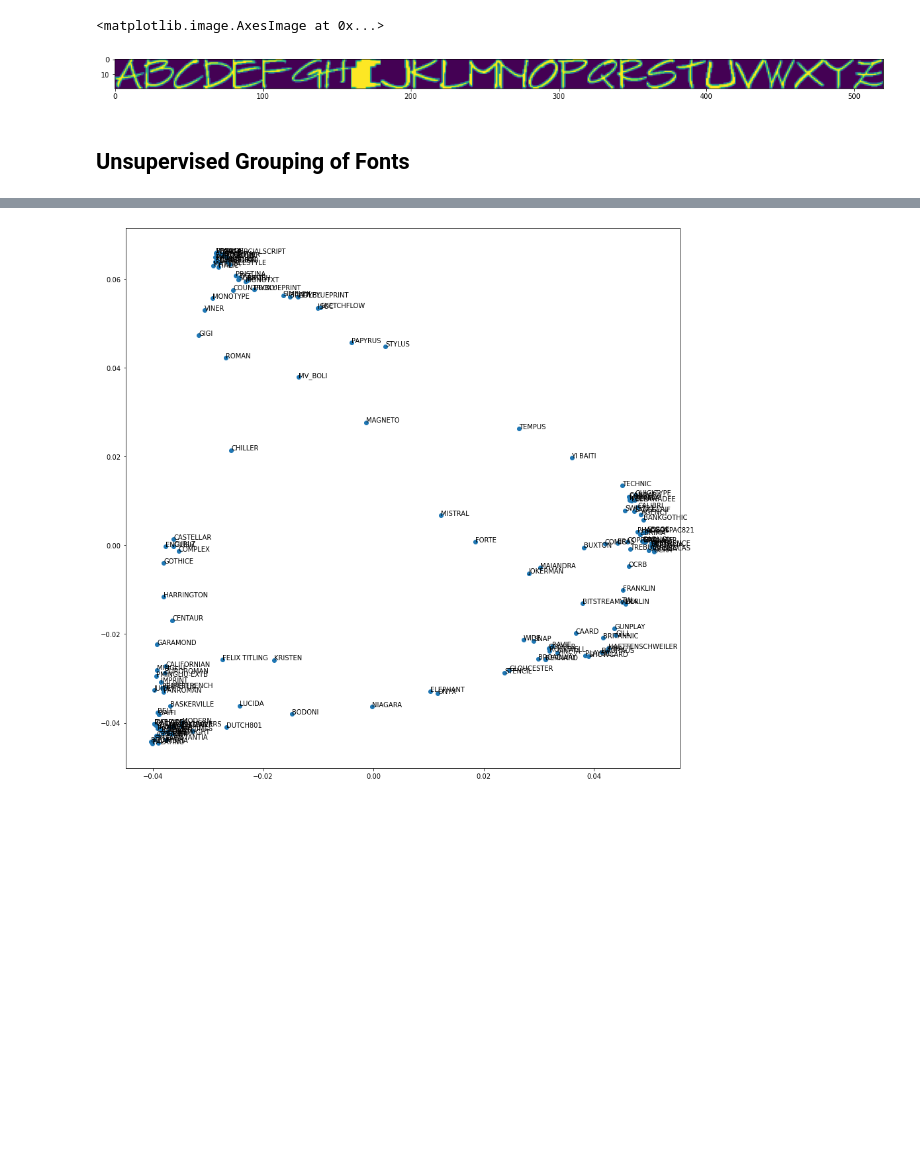
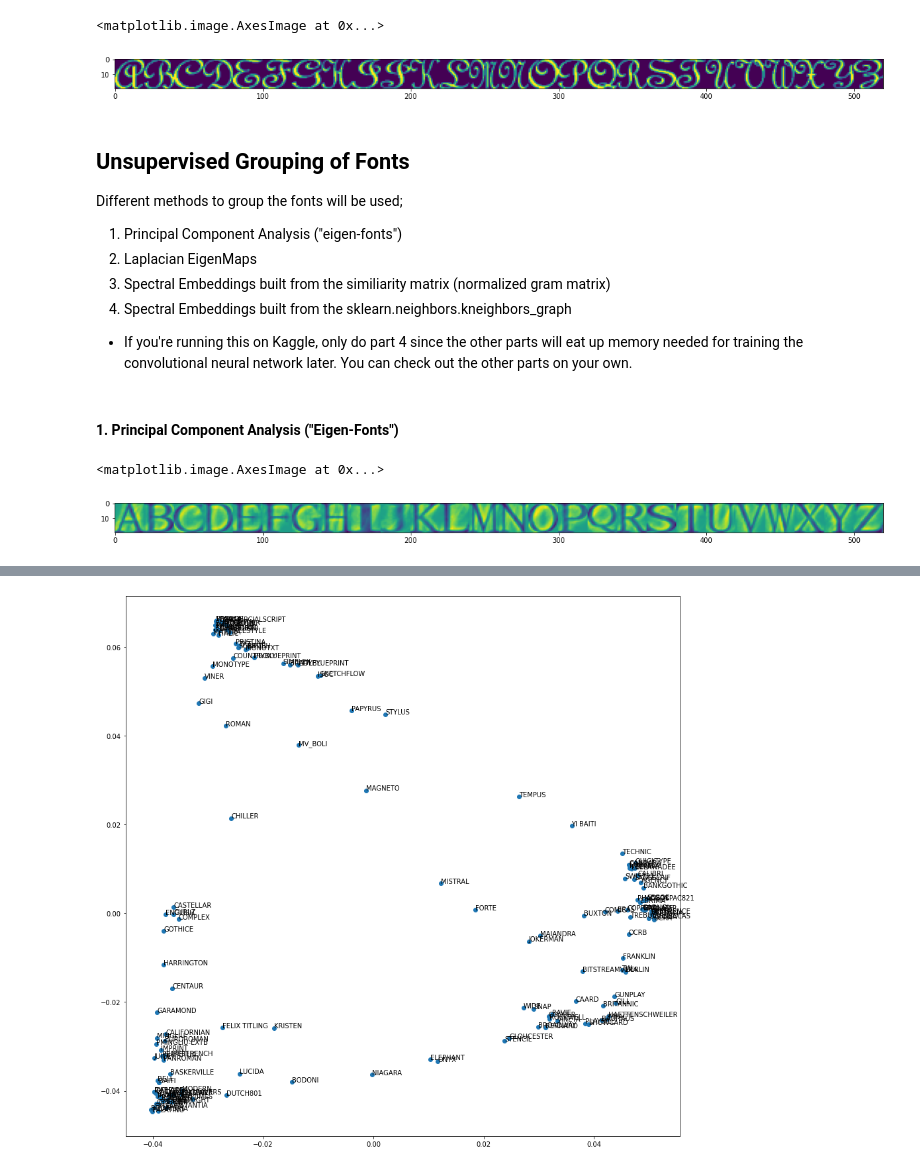
Before and after one commit to benduong2001/dsproject_font_decorator, a Jupyter notebook: font-type-image-classification.ipynb, the cells around one changed output, grey strips where cells are left out. Drawn from its saved outputs; the diff is of its cells as text; code cells hidden in the pictures; blank space fills up the shorter version.

Commit message:
Kaggle Notebook | Font Type Image Classification | Version 4

```diff
--- a/font-type-image-classification.ipynb
+++ b/font-type-image-classification.ipynb
@@ -127,13 +128,20 @@ for i in range_len_uci_font_family_csv_file_names:
         pass
 # %%
 # demonstration of using the font_visualization list
-GIVEN_FONT = "SKETCHFLOW" # input any font from the dataset, make sure it's in capital letters
+GIVEN_FONT = "FRENCH" # input any font from the dataset, make sure it's in capital letters
 
 fig_temp, ax_temp = plt.subplots(figsize=(20,20))
 given_font_index = passed_font_families.index(GIVEN_FONT)
 plt.imshow(np.hstack(font_visualizations[given_font_index]))
 # %% [output]
 <matplotlib.image.AxesImage at 0x...>
-[figure, old version]
+[figure, new version]
-# %% [markdown]
-## **Unsupervised Grouping of Fonts**
+# %% [markdown]
+## **Unsupervised Grouping of Fonts**
+Different methods to group the fonts will be used;
+1. Principal Component Analysis ("eigen-fonts")
+2. Laplacian EigenMaps
+3. Spectral Embeddings built from the similiarity matrix (normalized gram matrix)
+4. Spectral Embeddings built from the sklearn.neighbors.kneighbors_graph
+
+* If you're running this on Kaggle, only do part 4 since the other parts will eat up memory needed for training the convolutional neural network later. You can check out the other parts on your own.
@@ -139,0 +151,2 @@ plt.imshow(np.hstack(font_visualizations[given_font_index]))
+# %% [markdown]
+#### 1. Principal Component Analysis ("Eigen-Fonts")
@@ -139,0 +177,9 @@ plt.imshow(np.hstack(font_visualizations[given_font_index]))
+# %%
+u = eigvecs[:, -3]
+fig_temp, ax_temp = plt.subplots(figsize=(20,20))
+temp_font_unraveled = u
+temp_font = np.hstack(temp_font_unraveled.reshape(26,20,20))#.shape
+plt.imshow(temp_font)
+# %% [output]
+<matplotlib.image.AxesImage at 0x...>
+[figure, added]
```
Also changed, not shown: parts of 28 cells of this notebook.
